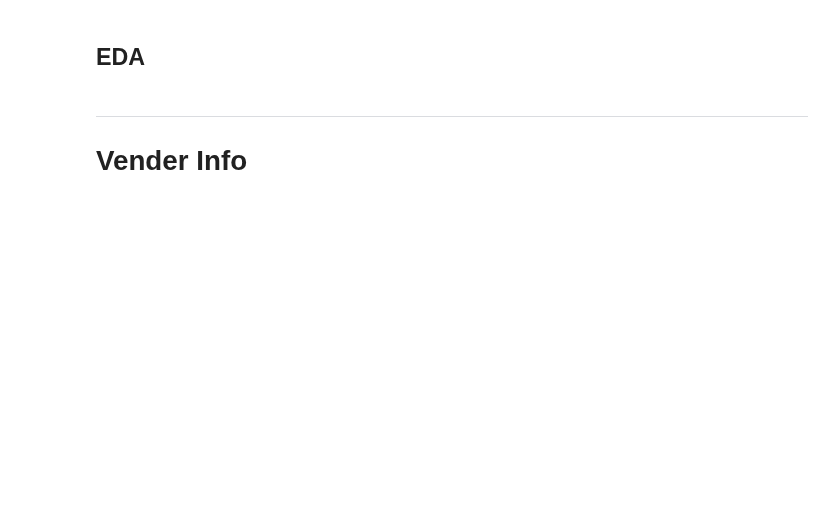
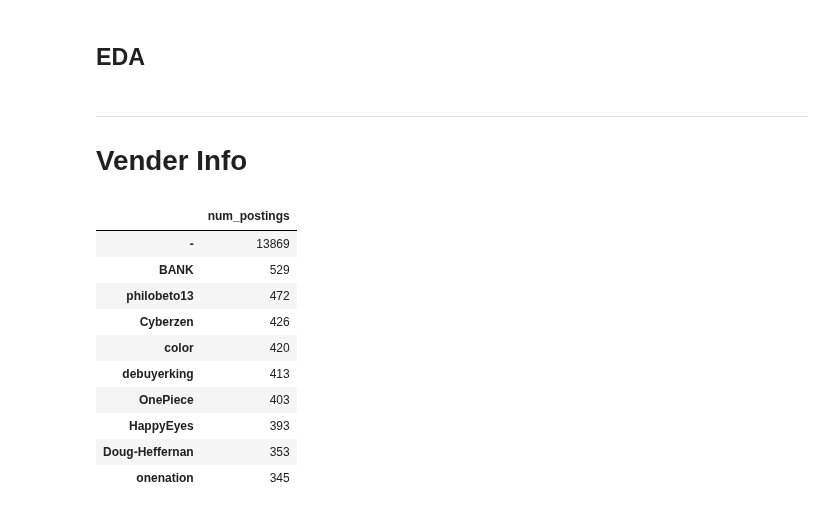
Before and after one commit to Morgan-Sell/darknet-economics, a Jupyter notebook: products_data_process_feat_eng.ipynb, the cells around one changed output. Cells and saved outputs as stored; diff of their text form; code cells hidden in the pictures; blank space fills up the shorter version.

```diff
--- a/products_data_process_feat_eng.ipynb
+++ b/products_data_process_feat_eng.ipynb
@@ -200,3 +219,21 @@ plt.tight_layout();
 # %% [markdown]
 ---
 # Vender Info
+# %%
+products16 = products_v2[products_v2['year_posted'] == 2016]
+venders16 = pd.DataFrame(products16['seller_name'].value_counts())
+venders16.columns = ['num_postings']
+# %%
+venders16.head(10)
+# %% [output]
+|  | num_postings |
+| - | 13869 |
+| BANK | 529 |
+| philobeto13 | 472 |
+| Cyberzen | 426 |
+| color | 420 |
+| debuyerking | 413 |
+| OnePiece | 403 |
+| HappyEyes | 393 |
+| Doug-Heffernan | 353 |
+| onenation | 345 |
```
Also changed, not shown: parts of 10 cells of this notebook.
